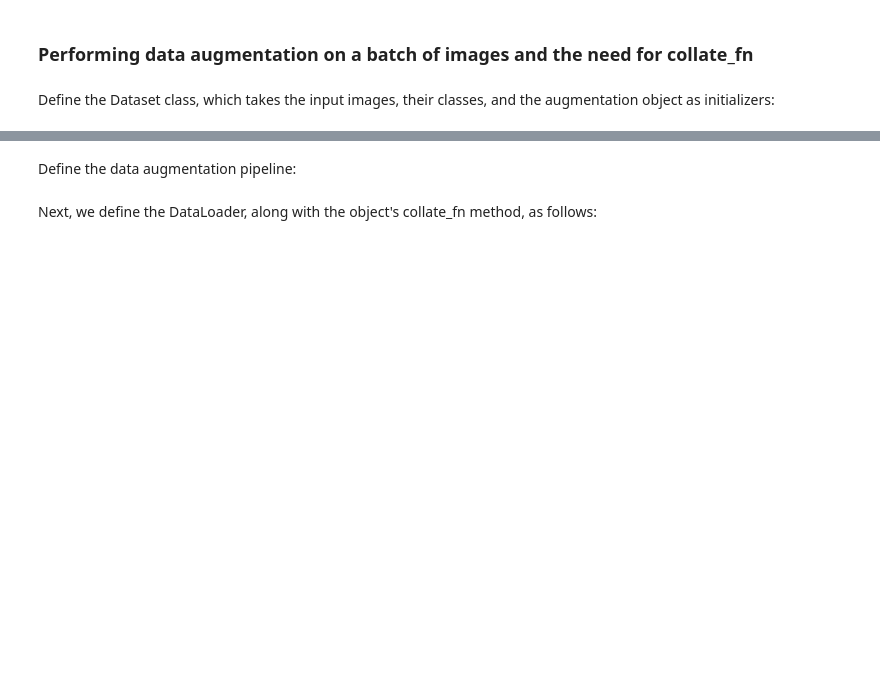
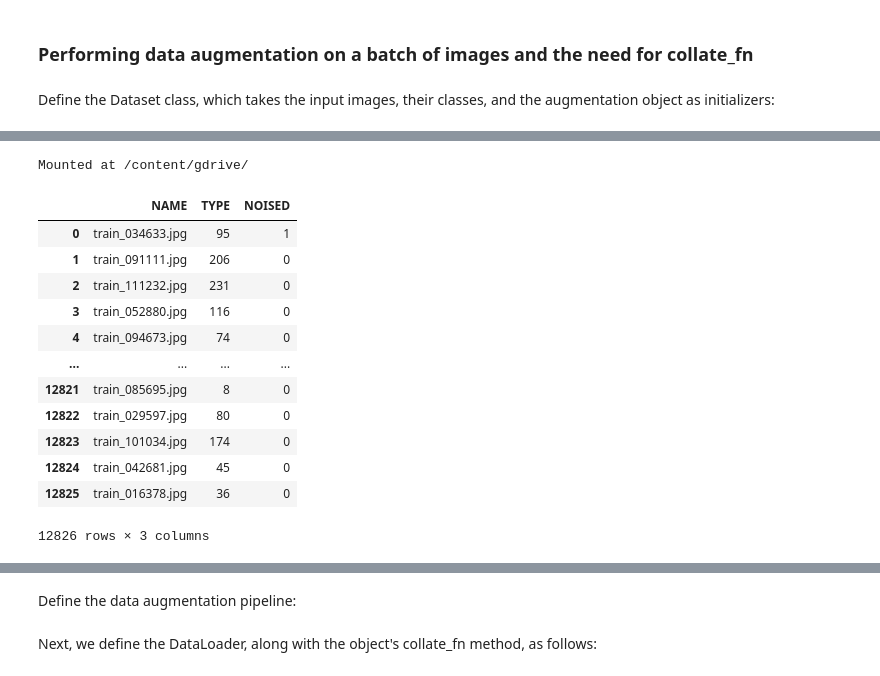
Before and after one commit to MarioAvolio/FoodX-251-Classification, a Jupyter notebook: FoodX_251_Classification.ipynb, the cells around one changed output, grey strips where cells are left out. Saved outputs shown, nothing was run; the diff lists cells and outputs as text; code cells hidden in the pictures; blank space fills up the shorter version.

```diff
--- a/FoodX_251_Classification.ipynb
+++ b/FoodX_251_Classification.ipynb
@@ -62,0 +58,4 @@ class FoodDataset(Dataset):
+# %%
+drive.mount(G_DRIVE, force_remount=True)
+# %% [output]
+Mounted at /content/gdrive/
@@ -62,0 +73,16 @@ class FoodDataset(Dataset):
+# %%
+train_info
+# %% [output]
+|  | NAME | TYPE | NOISED |
+| 0 | train_034633.jpg | 95 | 1 |
+| 1 | train_091111.jpg | 206 | 0 |
+| 2 | train_111232.jpg | 231 | 0 |
+| 3 | train_052880.jpg | 116 | 0 |
+| 4 | train_094673.jpg | 74 | 0 |
+| ... | ... | ... | ... |
+| 12821 | train_085695.jpg | 8 | 0 |
+| 12822 | train_029597.jpg | 80 | 0 |
+| 12823 | train_101034.jpg | 174 | 0 |
+| 12824 | train_042681.jpg | 45 | 0 |
+| 12825 | train_016378.jpg | 36 | 0 |
+12826 rows × 3 columns
```
Also changed, not shown: parts of 32 cells of this notebook.
